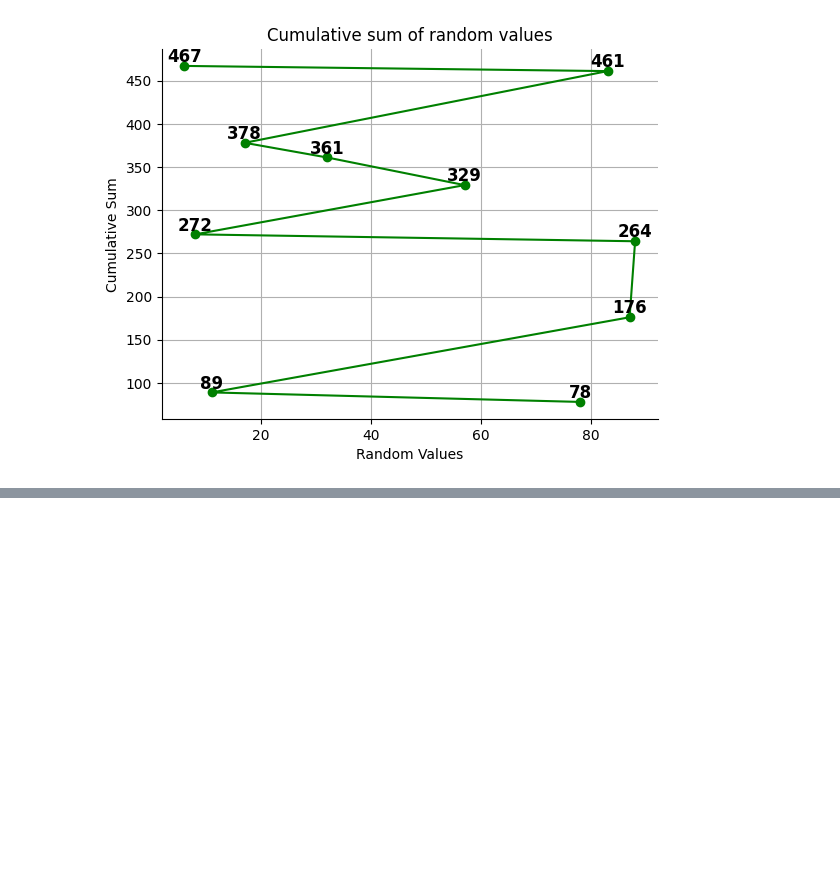
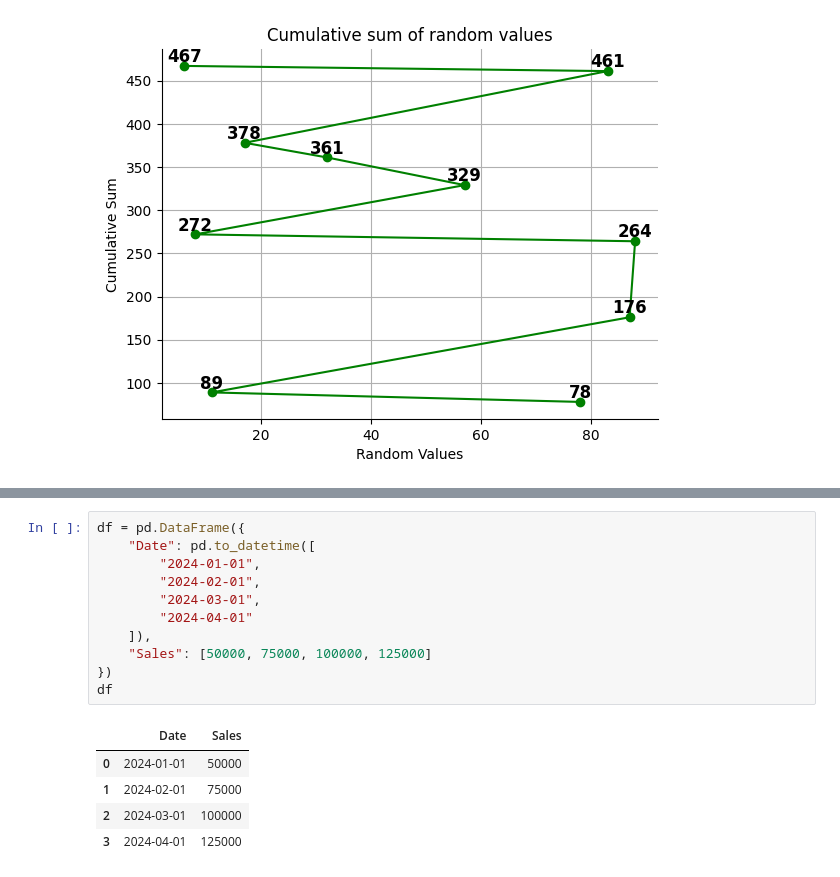
Before and after one commit to sagarnbeedi-analytics/data-analytics-portfolio, a Jupyter notebook: PYTHON/practicing_python_libraries/python_files/matplotlib.ipynb, the cells around one changed output, grey strips where cells are left out. Drawn from its saved outputs; the diff is of its cells as text; blank space fills up the shorter version.

```diff
--- a/PYTHON/practicing_python_libraries/python_files/matplotlib.ipynb
+++ b/PYTHON/practicing_python_libraries/python_files/matplotlib.ipynb
@@ -962,0 +995,17 @@ plt.savefig("plot1.png")
+# %%
+df = pd.DataFrame({
+    "Date": pd.to_datetime([
+        "2024-01-01",
+        "2024-02-01",
+        "2024-03-01",
+        "2024-04-01"
+    ]),
+    "Sales": [50000, 75000, 100000, 125000]
+})
+df
+# %% [output]
+|  | Date | Sales |
+| 0 | 2024-01-01 | 50000 |
+| 1 | 2024-02-01 | 75000 |
+| 2 | 2024-03-01 | 100000 |
+| 3 | 2024-04-01 | 125000 |
```
Also changed, not shown: parts of 5 cells of this notebook.
